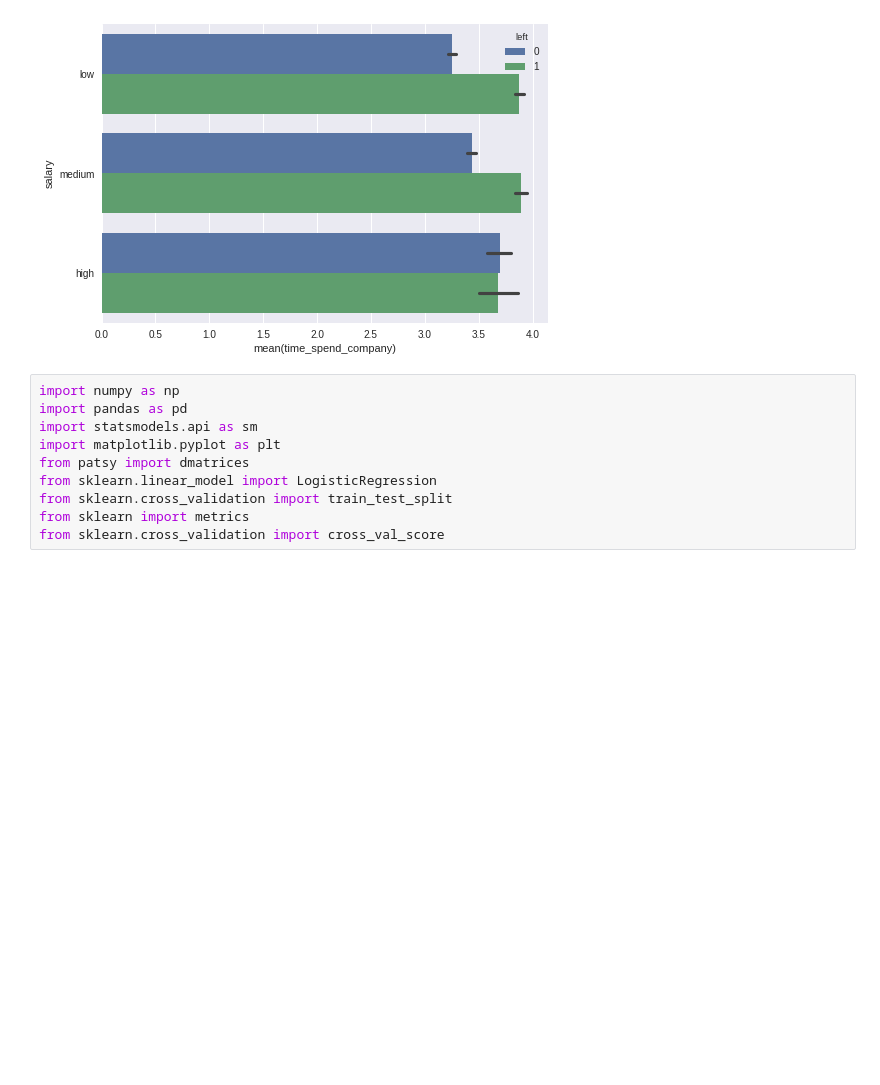
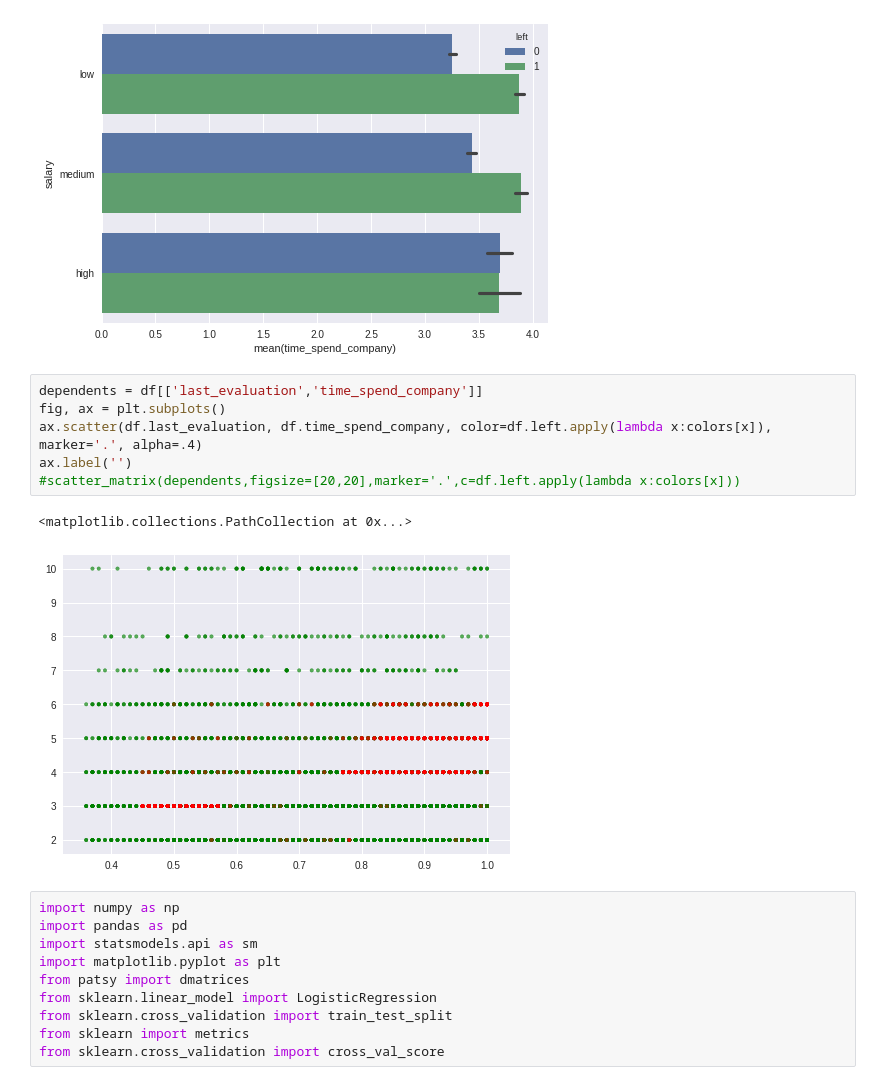
Before and after one commit to xevernever/attrition, a Jupyter notebook: attrition/Attrition.ipynb, the cells around one changed output. Drawn from its saved outputs; the diff is of its cells as text; blank space fills up the shorter version.

```diff
--- a/attrition/Attrition.ipynb
+++ b/attrition/Attrition.ipynb
@@ -136,6 +135,15 @@ sns.barplot(x="time_spend_company", y="salary",hue="left", data=df)
 # %% [output]
 <matplotlib.axes._subplots.AxesSubplot at 0x...>
 [figure]
+# %%
+dependents = df[['last_evaluation','time_spend_company']]
+fig, ax = plt.subplots()
+ax.scatter(df.last_evaluation, df.time_spend_company, color=df.left.apply(lambda x:colors[x]), marker='.', alpha=.4)
+ax.label('')
+#scatter_matrix(dependents,figsize=[20,20],marker='.',c=df.left.apply(lambda x:colors[x]))
+# %% [output]
+<matplotlib.collections.PathCollection at 0x...>
+[figure, added]
 # %%
 import numpy as np
 import pandas as pd
```
Also changed, not shown: parts of 6 cells of this notebook.
